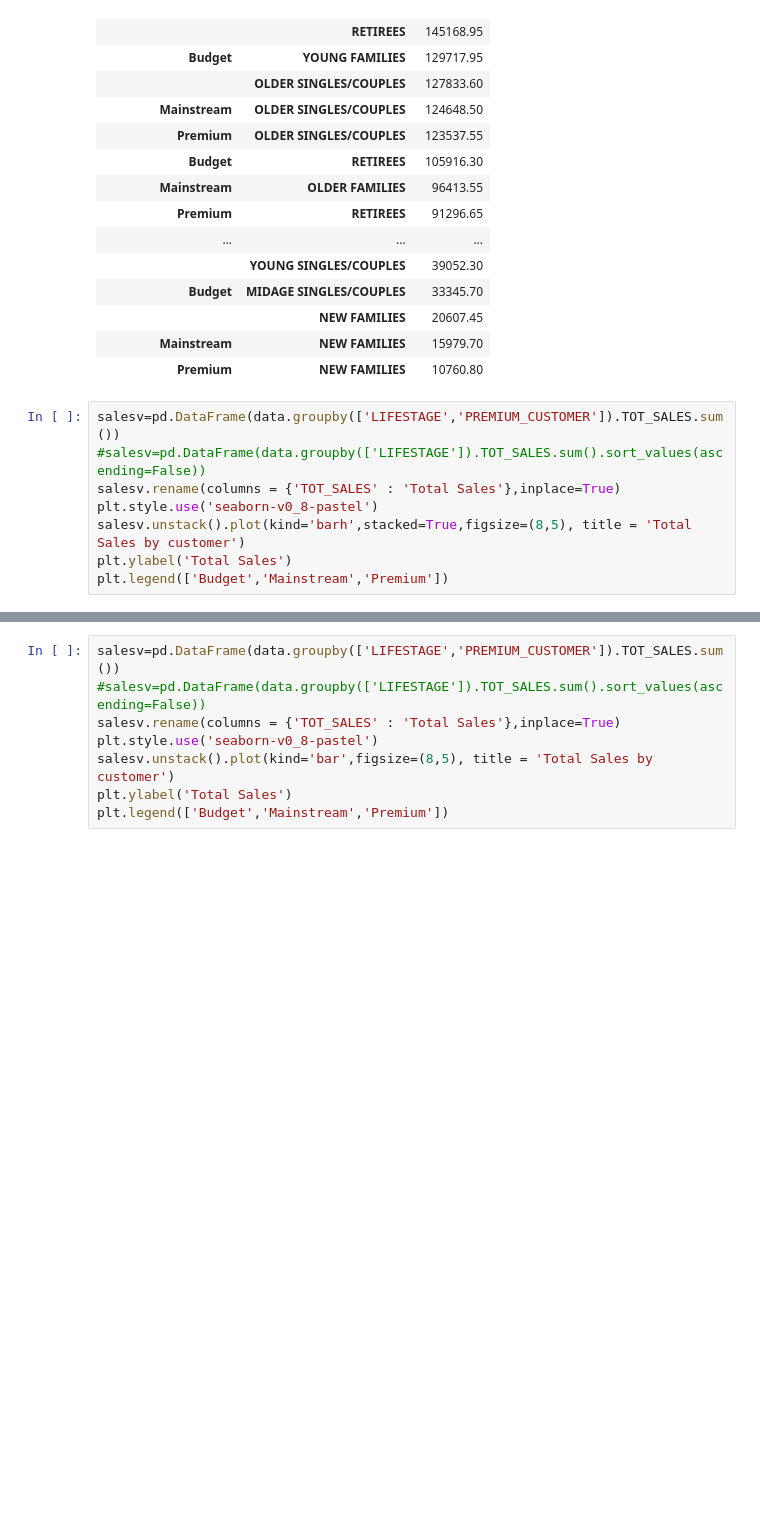
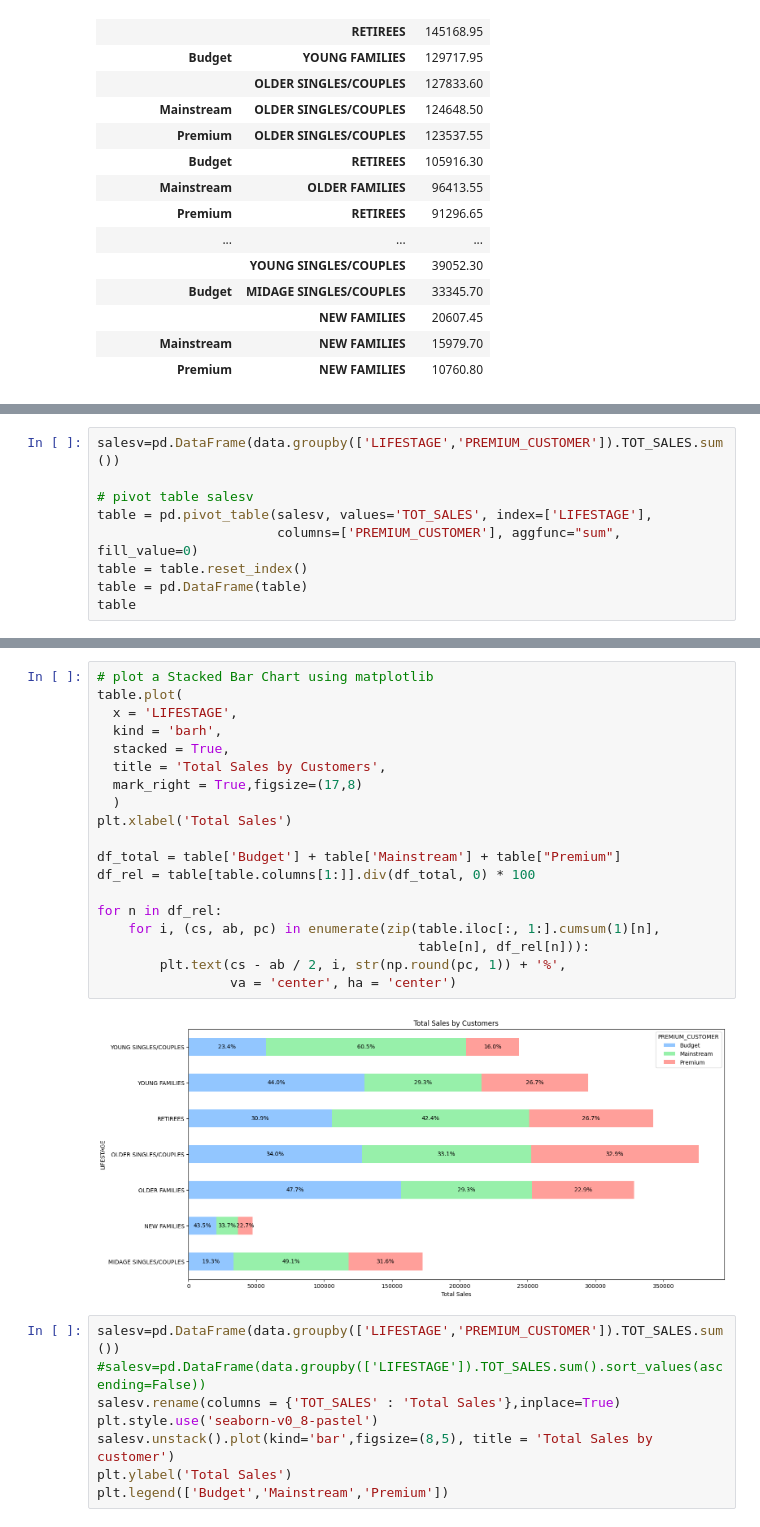
Before and after one commit to windipngsti/Quantium-Data-Analytics, a Jupyter notebook: Quantium_Task 1.ipynb, the cells around one changed output, grey strips where cells are left out. Drawn from its saved outputs; the diff is of its cells as text; blank space fills up the shorter version.

```diff
--- a/Quantium_Task 1.ipynb
+++ b/Quantium_Task 1.ipynb
@@ -639,11 +639,3 @@ sales
 |  | NEW FAMILIES | 20607.45 |
 | Mainstream | NEW FAMILIES | 15979.70 |
 | Premium | NEW FAMILIES | 10760.80 |
-# %%
-salesv=pd.DataFrame(data.groupby(['LIFESTAGE','PREMIUM_CUSTOMER']).TOT_SALES.sum())
-#salesv=pd.DataFrame(data.groupby(['LIFESTAGE']).TOT_SALES.sum().sort_values(ascending=False))
-salesv.rename(columns = {'TOT_SALES' : 'Total Sales'},inplace=True)
-plt.style.use('seaborn-v0_8-pastel')
-salesv.unstack().plot(kind='barh',stacked=True,figsize=(8,5), title = 'Total Sales by customer')
-plt.ylabel('Total Sales')
-plt.legend(['Budget','Mainstream','Premium'])
@@ -652,0 +642,9 @@ plt.legend(['Budget','Mainstream','Premium'])
+# %%
+salesv=pd.DataFrame(data.groupby(['LIFESTAGE','PREMIUM_CUSTOMER']).TOT_SALES.sum())
+
+# pivot table salesv
+table = pd.pivot_table(salesv, values='TOT_SALES', index=['LIFESTAGE'],
+                       columns=['PREMIUM_CUSTOMER'], aggfunc="sum", fill_value=0)
+table = table.reset_index()
+table = pd.DataFrame(table)
+table
@@ -653,3 +660,24 @@ plt.legend(['Budget','Mainstream','Premium'])
+# %%
+# plot a Stacked Bar Chart using matplotlib
+table.plot(
+  x = 'LIFESTAGE',
+  kind = 'barh',
+  stacked = True,
+  title = 'Total Sales by Customers',
+  mark_right = True,figsize=(17,8)
+  )
+plt.xlabel('Total Sales')
+
+df_total = table['Budget'] + table['Mainstream'] + table["Premium"]
+df_rel = table[table.columns[1:]].div(df_total, 0) * 100
+
+for n in df_rel:
+    for i, (cs, ab, pc) in enumerate(zip(table.iloc[:, 1:].cumsum(1)[n],
+                                         table[n], df_rel[n])):
+        plt.text(cs - ab / 2, i, str(np.round(pc, 1)) + '%',
+                 va = 'center', ha = 'center')
+# %% [output]
+[figure, added]
 # %%
 salesv=pd.DataFrame(data.groupby(['LIFESTAGE','PREMIUM_CUSTOMER']).TOT_SALES.sum())
 #salesv=pd.DataFrame(data.groupby(['LIFESTAGE']).TOT_SALES.sum().sort_values(ascending=False))
```
Also changed, not shown: parts of 8 cells of this notebook.
